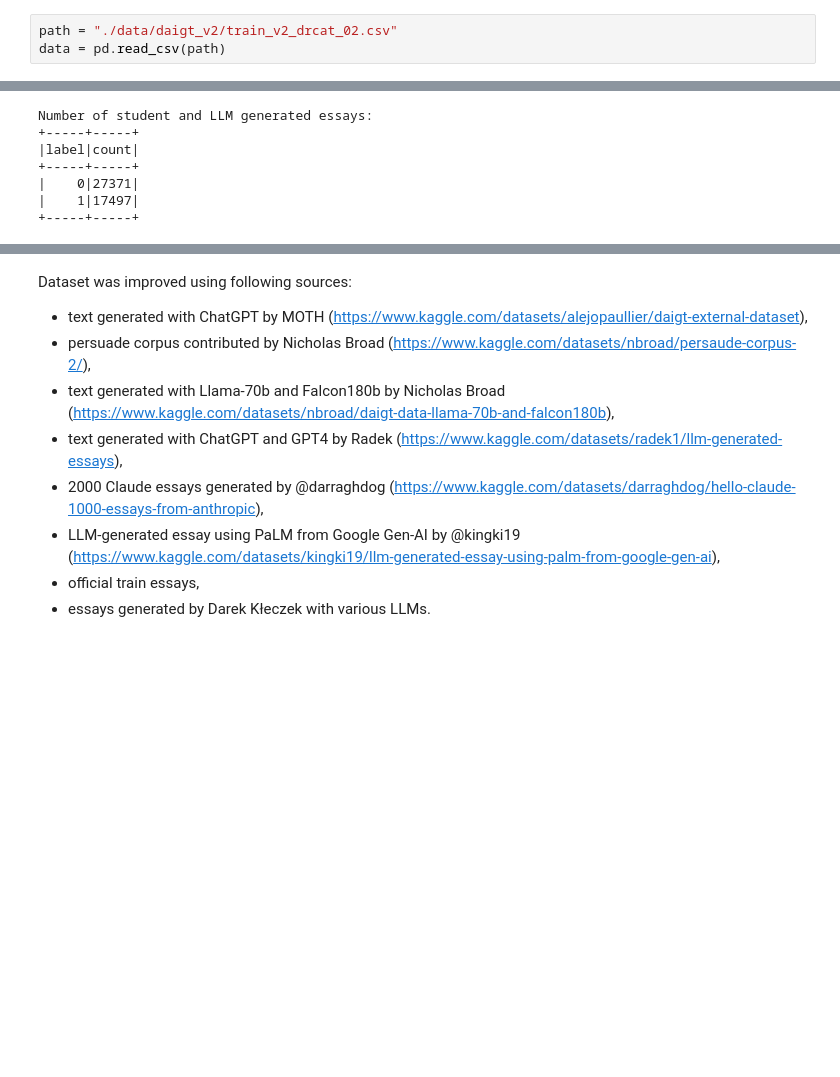
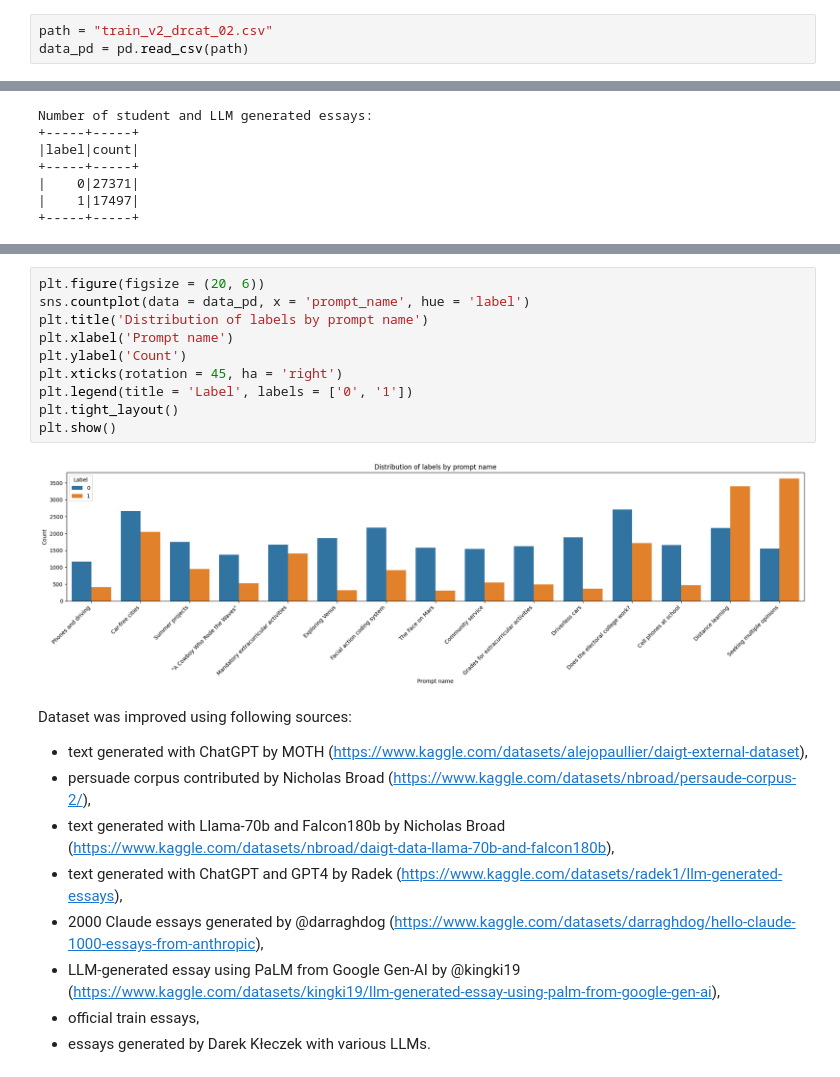
Before and after one commit to nathaIie/little_projects, a Jupyter notebook: llm_ninja.ipynb, the cells around one changed output, grey strips where cells are left out. Saved outputs shown, nothing was run; the diff lists cells and outputs as text; blank space fills up the shorter version.

```diff
--- a/llm_ninja.ipynb
+++ b/llm_ninja.ipynb
@@ -116,6 +146,6 @@ A noteworthy example of such a dataset is the new **V2 release of the DAIGT trai
 # %% [markdown]
 #### DAIGT v2
 # %%
-path = "./data/daigt_v2/train_v2_drcat_02.csv"
-data = pd.read_csv(path)
+path = "train_v2_drcat_02.csv"
+data_pd = pd.read_csv(path)
 # %%
@@ -198,5 +228,17 @@ Prompts used:
 |Seeking multiple ...| 5176|
 +--------------------+-----+
+# %%
+plt.figure(figsize = (20, 6))
+sns.countplot(data = data_pd, x = 'prompt_name', hue = 'label')
+plt.title('Distribution of labels by prompt name')
+plt.xlabel('Prompt name')
+plt.ylabel('Count')
+plt.xticks(rotation = 45, ha = 'right')
+plt.legend(title = 'Label', labels = ['0', '1'])
+plt.tight_layout()
+plt.show()
+# %% [output]
+[figure, added]
 # %% [markdown]
 Dataset was improved using following sources:
 - text generated with ChatGPT by MOTH (https://www.kaggle.com/datasets/alejopaullier/daigt-external-dataset),
```
Also changed, not shown: parts of 69 cells of this notebook.
